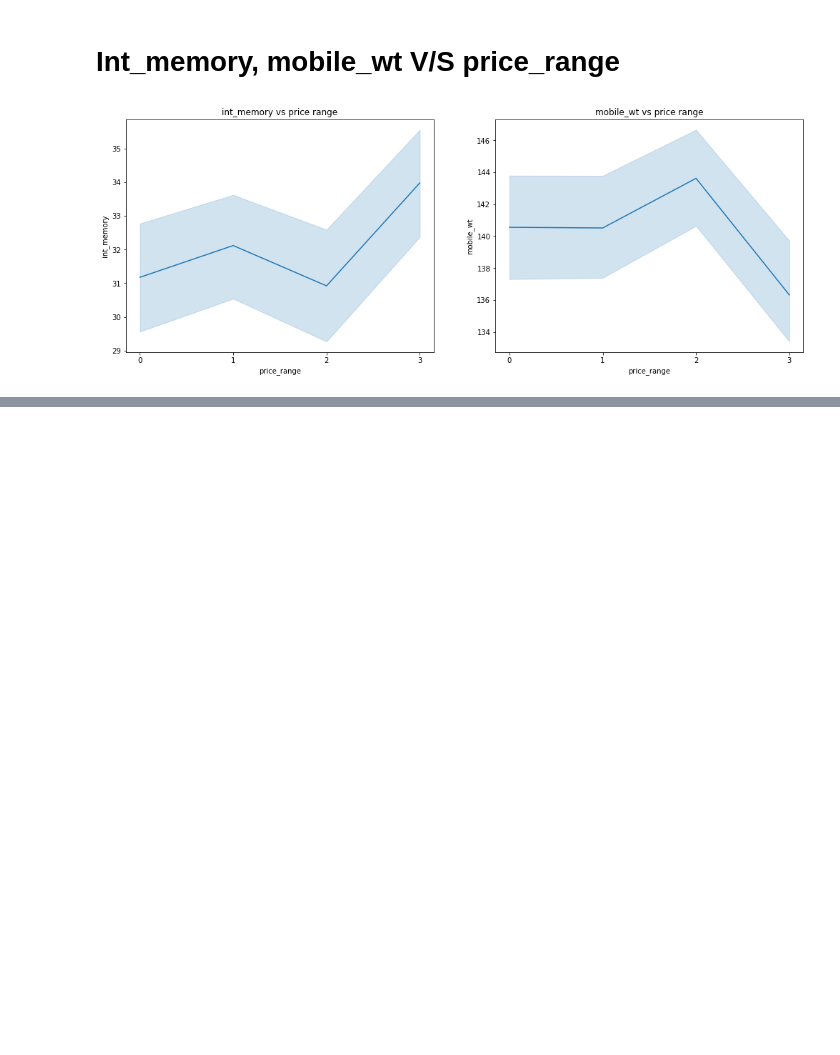
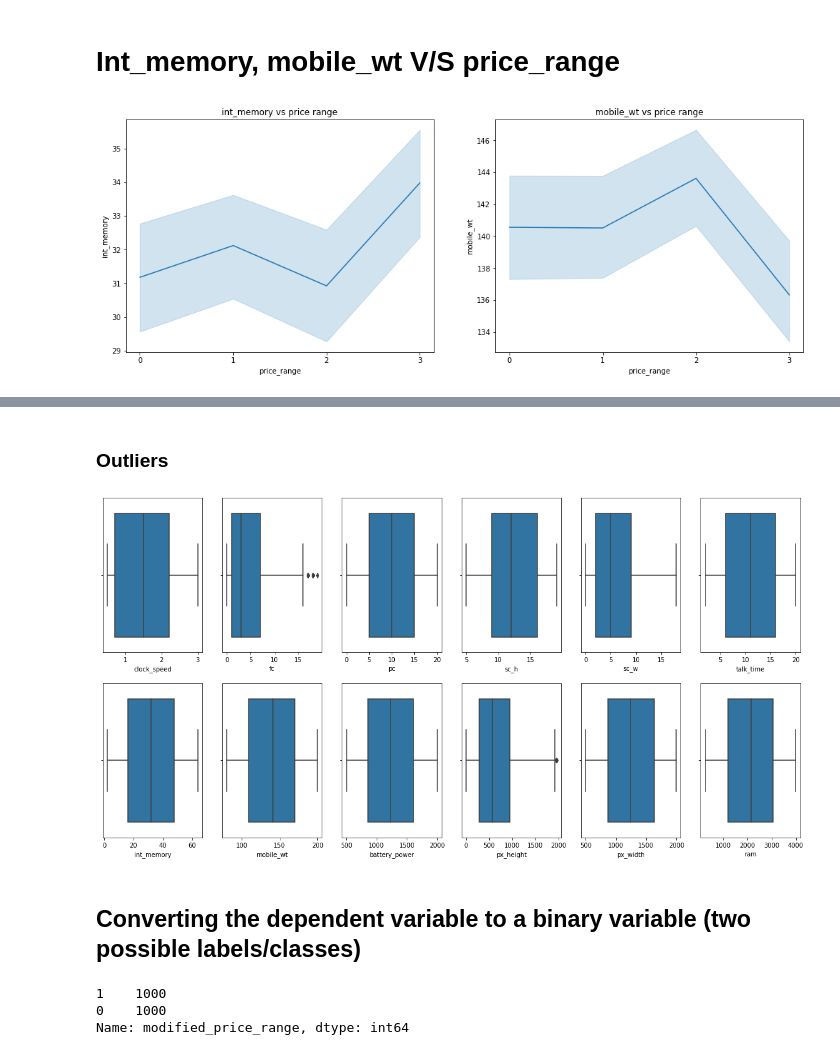
Before and after one commit to malleswarrao/mobile_price_classification, a Jupyter notebook: mobile_price_range_prediction_final.ipynb, the cells around one changed output, grey strips where cells are left out. Saved outputs shown, nothing was run; the diff lists cells and outputs as text; code cells hidden in the pictures; blank space fills up the shorter version.

```diff
--- a/mobile_price_range_prediction_final.ipynb
+++ b/mobile_price_range_prediction_final.ipynb
@@ -387,0 +407,14 @@ for index,item in enumerate(list1):
+# %% [markdown]
+### Outliers
+# %%
+# Checking outliers for discrete and continous type variables using box plot
+
+D_R_Variables=['clock_speed','fc','pc','sc_h','sc_w','talk_time','int_memory','mobile_wt','battery_power','px_height','px_width','ram']
+plt.figure(figsize=(20,10))
+for index,item in enumerate(D_R_Variables):
+  plt.subplot(2,6,index+1)
+  sns.boxplot(df[item])
+# %% [output]
+[figure, added]
+# %% [markdown]
+## Converting the dependent variable to a binary variable (two possible labels/classes)
@@ -387,0 +433,6 @@ for index,item in enumerate(list1):
+# %%
+df['modified_price_range'].value_counts()
+# %% [output]
+1    1000
+0    1000
+Name: modified_price_range, dtype: int64
```
Also changed, not shown: parts of 10 cells of this notebook.
